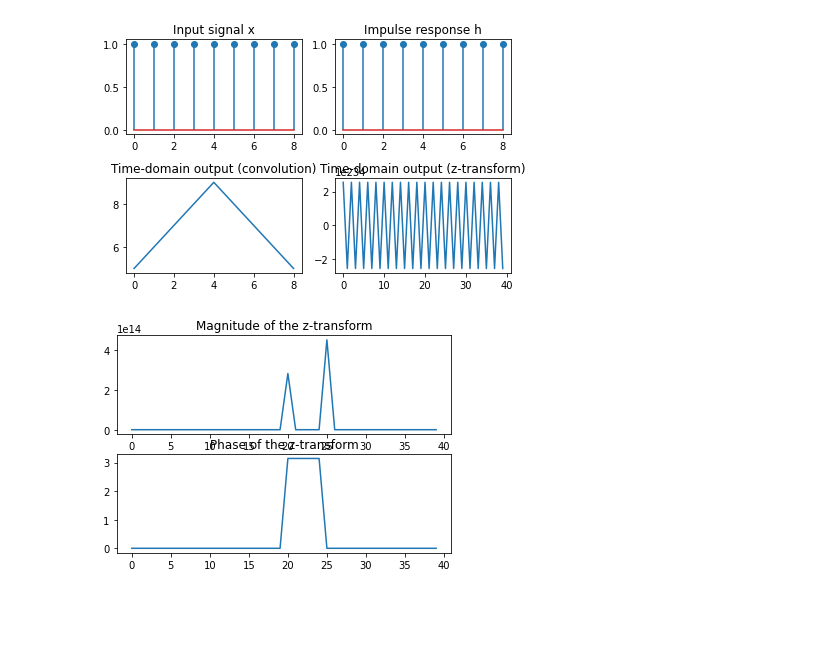
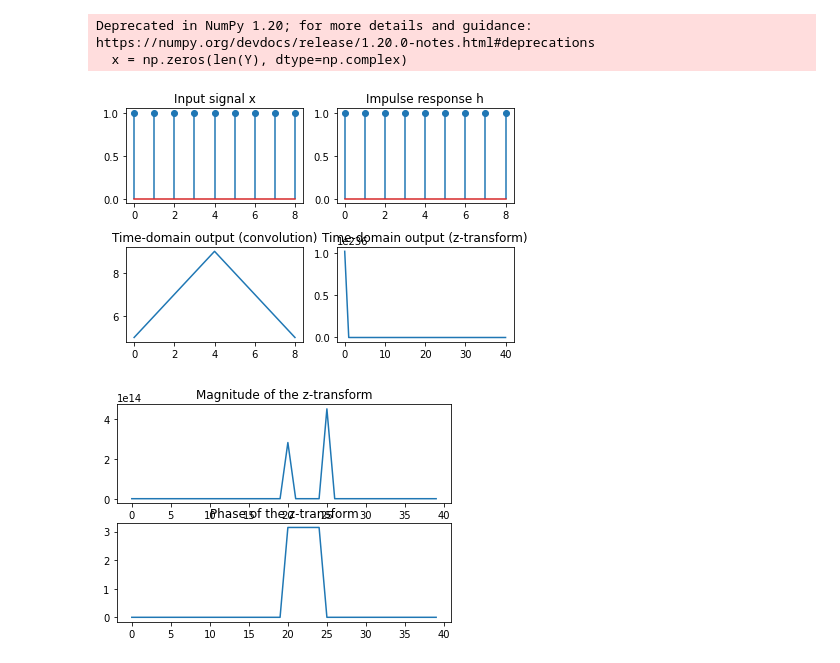
Before and after one commit to ProfessorDong/DSP-Course-Examples, a Jupyter notebook: z_Transform.ipynb, the cells around one changed output. Cells and saved outputs as stored; diff of their text form; code cells hidden in the pictures; blank space fills up the shorter version.

```diff
--- a/z_Transform.ipynb
+++ b/z_Transform.ipynb
@@ -171,44 +207,82 @@ h = np.array([1, 1, 1, 1, 1, 1, 1, 1, 1])
 def z_transform(x):
     # Initialize an empty list to store the z-transform values
     X = []
+    # Define the range of real and imaginary values
+    r = np.arange(-2, 2, 0.1)
+    i = np.arange(-20, 21) * 0.1j
+    # i = np.linspace(-2j, 2j, num=41)
+
+    # Create a grid of real and imaginary values
+    R, I = np.meshgrid(r, i)
+    Z = R + I
+
     # Loop over all possible values of z in the complex plane
-    for z in np.arange(-2, 2, 0.1):
-        # Calculate the z-transform of x at the current value of z
-        Xz = np.sum(x * (z ** (-np.arange(len(x)))))
-        # Append the z-transform value to the list
-        X.append(Xz)
+    for z in np.nditer(Z):
+      # Calculate the z-transform of x at the current value of z
+      Xz = np.sum(x * (z ** (-np.arange(len(x)))))
+      # Append the z-transform value to the list
+      X.append(Xz)
+    X = np.array(X).reshape(Z.shape)
     return np.array(X)
+
+def inverse_z_transform(Y):
+    """
+    Computes the inverse z-transform of Y over a complex plane.
+
+    Args:
+    Y: numpy array, representing the z-transform values of a signal over a complex plane.
+
+    Returns:
+    x: numpy array, representing the original signal.
+    """
+    # Define the range of real and imaginary values
+    r = np.arange(-2, 2, 0.1)
+    i = np.arange(-20, 21) * 0.1j
+
+    # Create a grid of real and imaginary values
+    R, I = np.meshgrid(r, i)
+    Z = R + I
+
+    # Compute the inverse z-transform of Y at all values of z in the complex plane
+    x = np.zeros(len(Y), dtype=np.complex)
+    for i in range(len(Y)):
+        x[i] = np.sum(Y * (Z ** i))
+
+    return x.real  # return the real part of the inverse z-transform
+
 
 # Calculate the z-transform of the input signals
 X = z_transform(x)
 H = z_transform(h)
 
 # Calculate the z-transform of the convolution of x and h
 Y = X * H
 
 # Compute the inverse z-transform of Y to obtain the time-domain output signal y
-y = np.real(np.fft.ifft(Y))
+y = inverse_z_transform(Y)
 
 # Compute the convolution of x and h in the time domain
 y_conv = np.convolve(x, h, mode='same')
 
 # Plot the input signals and the time-domain and z-domain outputs
 plt.subplot(2, 2, 1)
 plt.stem(x)
 plt.title('Input signal x')
 plt.subplot(2, 2, 2)
 plt.stem(h)
 plt.title('Impulse response h')
 plt.subplot(2, 2, 3)
 plt.plot(y_conv)
 plt.title('Time-domain output (convolution)')
 plt.subplot(2, 2, 4)
 plt.plot(y)
 plt.title('Time-domain output (z-transform)')
 plt.tight_layout()
 plt.show()
 # %% [output]
+Deprecated in NumPy 1.20; for more details and guidance: https://numpy.org/devdocs/release/1.20.0-notes.html#deprecations
+  x = np.zeros(len(Y), dtype=np.complex)
-[figure, old version]
+[figure, new version]
 # %%
 import numpy as np
 import matplotlib.pyplot as plt
```
Also changed, not shown: parts of 3 cells of this notebook.
